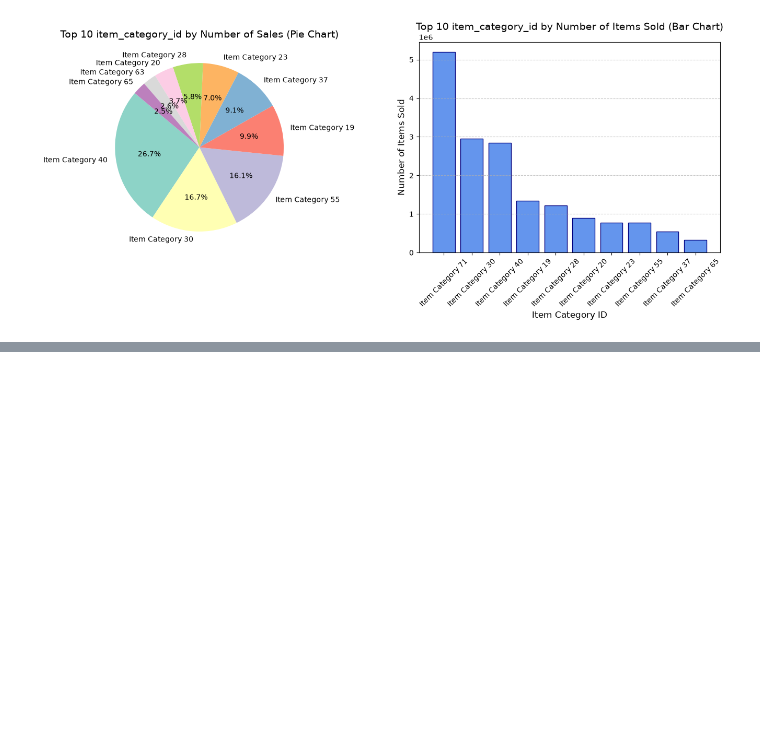
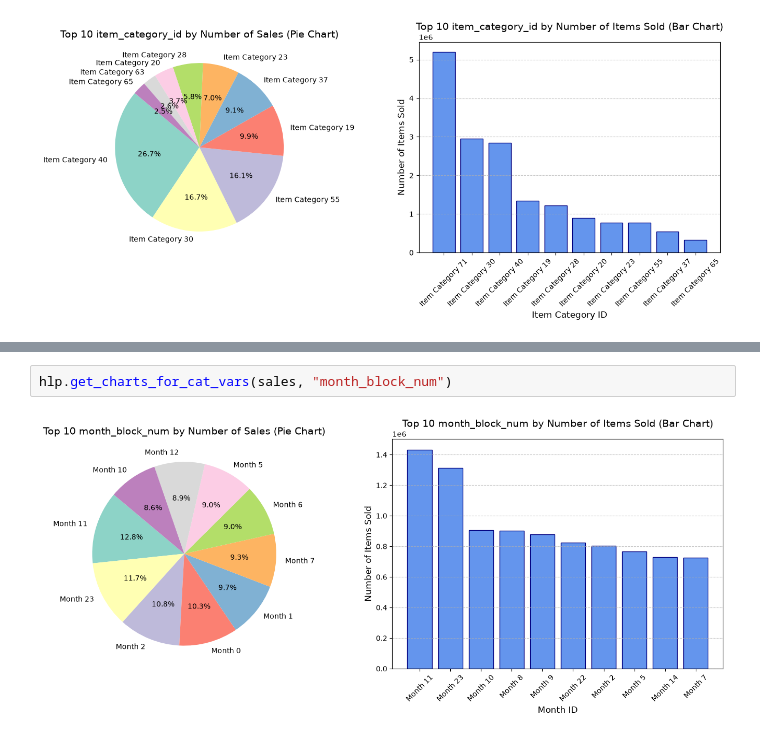
Before and after one commit to Dan23ws12/Kaggle-Predict-Future-Sales, a Jupyter notebook: src/exploratory_data_analysis.ipynb, the cells around one changed output, grey strips where cells are left out. Drawn from its saved outputs; the diff is of its cells as text; blank space fills up the shorter version.

```diff
--- a/src/exploratory_data_analysis.ipynb
+++ b/src/exploratory_data_analysis.ipynb
@@ -112,0 +117,4 @@ hlp.get_charts_for_cat_vars(sales, "item_category_id")
+# %%
+hlp.get_charts_for_cat_vars(sales, "month_block_num")
+# %% [output]
+[figure, added]
```
Also changed, not shown: parts of 1 cell of this notebook.
